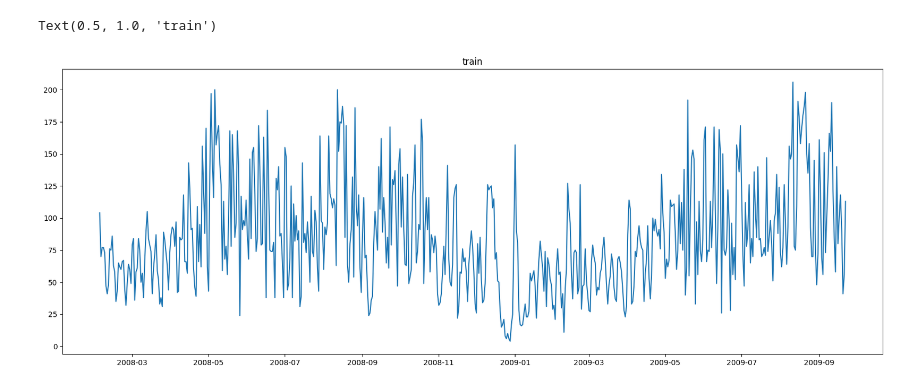
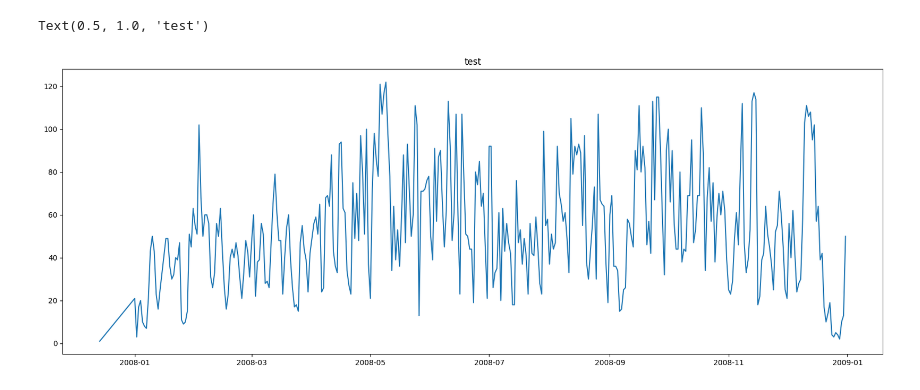
Before and after one commit to Matija-Kukic/lumen, a Jupyter notebook: models/ARIMA/train_occupancy_testing.ipynb, the cells around one changed output. Saved outputs shown, nothing was run; the diff lists cells and outputs as text; code cells hidden in the pictures.

```diff
--- a/models/ARIMA/train_occupancy_testing.ipynb
+++ b/models/ARIMA/train_occupancy_testing.ipynb
@@ -34,0 +37,17 @@ print(test.shape)
+# %%
+room_occupancy = df[(df["cancel_date"].isna())]
+
+dates = []
+for index, row in room_occupancy.iterrows():
+    delta = (row["date_to"] - row["date_from"]).days
+    for i in range(delta):
+        dates.append((row["date_from"] + pd.Timedelta(days=i), row["room_cnt"]))
+
+# Pretvaranje u DataFrame
+room_dates_df = pd.DataFrame(dates, columns=["date", "room_cnt"])
+
+# Grupiranje po datumu i sumiranje broja gostiju
+room_occupancy = room_dates_df.groupby("date")["room_cnt"].sum().reset_index()
+room_occupancy.index = room_occupancy["date"]
+del room_occupancy["date"]
+#room_occupancy.head()
@@ -34,0 +107,19 @@ print(test.shape)
+# %%
+
+# Apply logarithm function to guest_count data
+room_occupancy["room_count_log"] = np.log(room_occupancy["room_cnt"])
+
+# Seasonal differencing
+seasonal_difference = room_occupancy['room_count_log'].diff(periods=365)
+
+# Remove NaN values resulted from differencing
+seasonal_difference = seasonal_difference.dropna()
+
+# Plot seasonal differenced data
+plt.figure(figsize=(10, 6))
+plt.plot(seasonal_difference)
+plt.title('Seasonally Differenced Log(Guest Count)')
+plt.xlabel('Date')
+plt.ylabel('Differenced Log(Guest Count)')
+plt.grid(True)
+plt.show()
@@ -34,0 +175,5 @@ print(test.shape)
+# %%
+test = room_occupancy.iloc[1:368]
+train = room_occupancy.iloc[368:]
+#print(test.tail())
+print(train.head())
@@ -35,7 +188,7 @@ print(test.shape)
 # %%
 plt.figure(figsize=(20, 7))
-plt.plot(train.index,train["guest_count"])
-plt.title("train")
+plt.plot(test.index,test["room_cnt"])
+plt.title("test")
 # %% [output]
-Text(0.5, 1.0, 'train')
+Text(0.5, 1.0, 'test')
-[figure, old version]
+[figure, new version]
```
Also changed, not shown: parts of 20 cells of this notebook, 1 other file.
